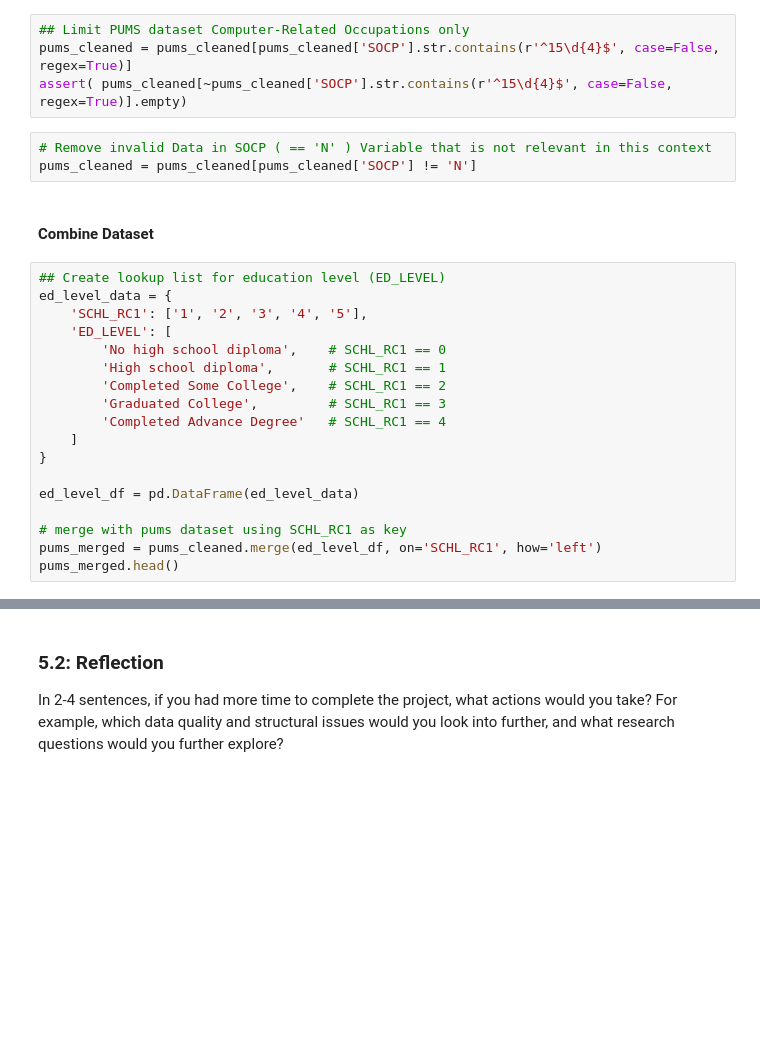
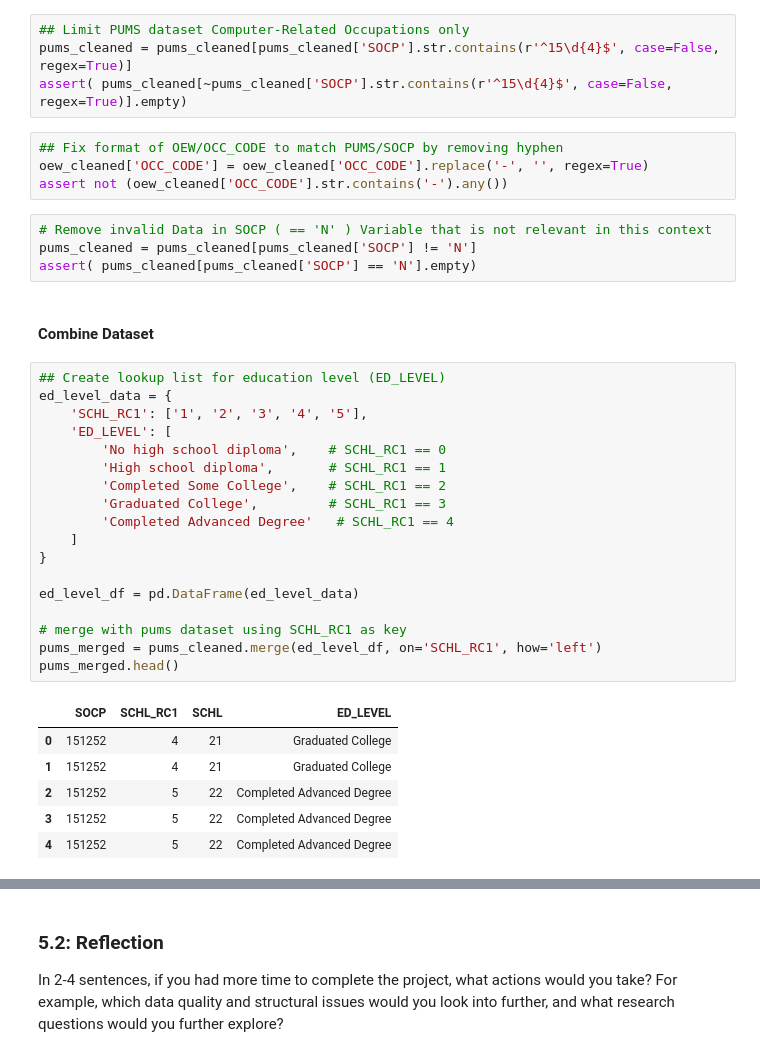
Before and after one commit to kaydee98/DataAnalytics, a Jupyter notebook: AdvancedDataWrangling/Data_Wrangling_Project_Starter.ipynb, the cells around one changed output, grey strips where cells are left out. Drawn from its saved outputs; the diff is of its cells as text; blank space fills up the shorter version.

```diff
--- a/AdvancedDataWrangling/Data_Wrangling_Project_Starter.ipynb
+++ b/AdvancedDataWrangling/Data_Wrangling_Project_Starter.ipynb
@@ -771,28 +498,40 @@ assert(oew_cleaned[~oew_cleaned['OCC_CODE'].str.startswith(comsci_startswith)].e
 ## Limit PUMS dataset Computer-Related Occupations only
 pums_cleaned = pums_cleaned[pums_cleaned['SOCP'].str.contains(r'^15\d{4}$', case=False, regex=True)]
 assert( pums_cleaned[~pums_cleaned['SOCP'].str.contains(r'^15\d{4}$', case=False, regex=True)].empty)
+# %%
+## Fix format of OEW/OCC_CODE to match PUMS/SOCP by removing hyphen
+oew_cleaned['OCC_CODE'] = oew_cleaned['OCC_CODE'].replace('-', '', regex=True)
+assert not (oew_cleaned['OCC_CODE'].str.contains('-').any())
 # %%
 # Remove invalid Data in SOCP ( == 'N' ) Variable that is not relevant in this context
 pums_cleaned = pums_cleaned[pums_cleaned['SOCP'] != 'N']
+assert( pums_cleaned[pums_cleaned['SOCP'] == 'N'].empty)
 # %% [markdown]
 #### **Combine Dataset** ####
 # %%
 ## Create lookup list for education level (ED_LEVEL)
 ed_level_data = {
     'SCHL_RC1': ['1', '2', '3', '4', '5'],
     'ED_LEVEL': [
         'No high school diploma',    # SCHL_RC1 == 0
         'High school diploma',       # SCHL_RC1 == 1
         'Completed Some College',    # SCHL_RC1 == 2
         'Graduated College',         # SCHL_RC1 == 3
-        'Completed Advance Degree'   # SCHL_RC1 == 4
+        'Completed Advanced Degree'   # SCHL_RC1 == 4
     ]
 }
 
 ed_level_df = pd.DataFrame(ed_level_data)
 
 # merge with pums dataset using SCHL_RC1 as key
 pums_merged = pums_cleaned.merge(ed_level_df, on='SCHL_RC1', how='left')
 pums_merged.head()
+# %% [output]
+|  | SOCP | SCHL_RC1 | SCHL | ED_LEVEL |
+| 0 | 151252 | 4 | 21 | Graduated College |
+| 1 | 151252 | 4 | 21 | Graduated College |
+| 2 | 151252 | 5 | 22 | Completed Advanced Degree |
+| 3 | 151252 | 5 | 22 | Completed Advanced Degree |
+| 4 | 151252 | 5 | 22 | Completed Advanced Degree |
 # %%
 # merge oew and pums
```
Also changed, not shown: parts of 43 cells of this notebook, 5 other files.
